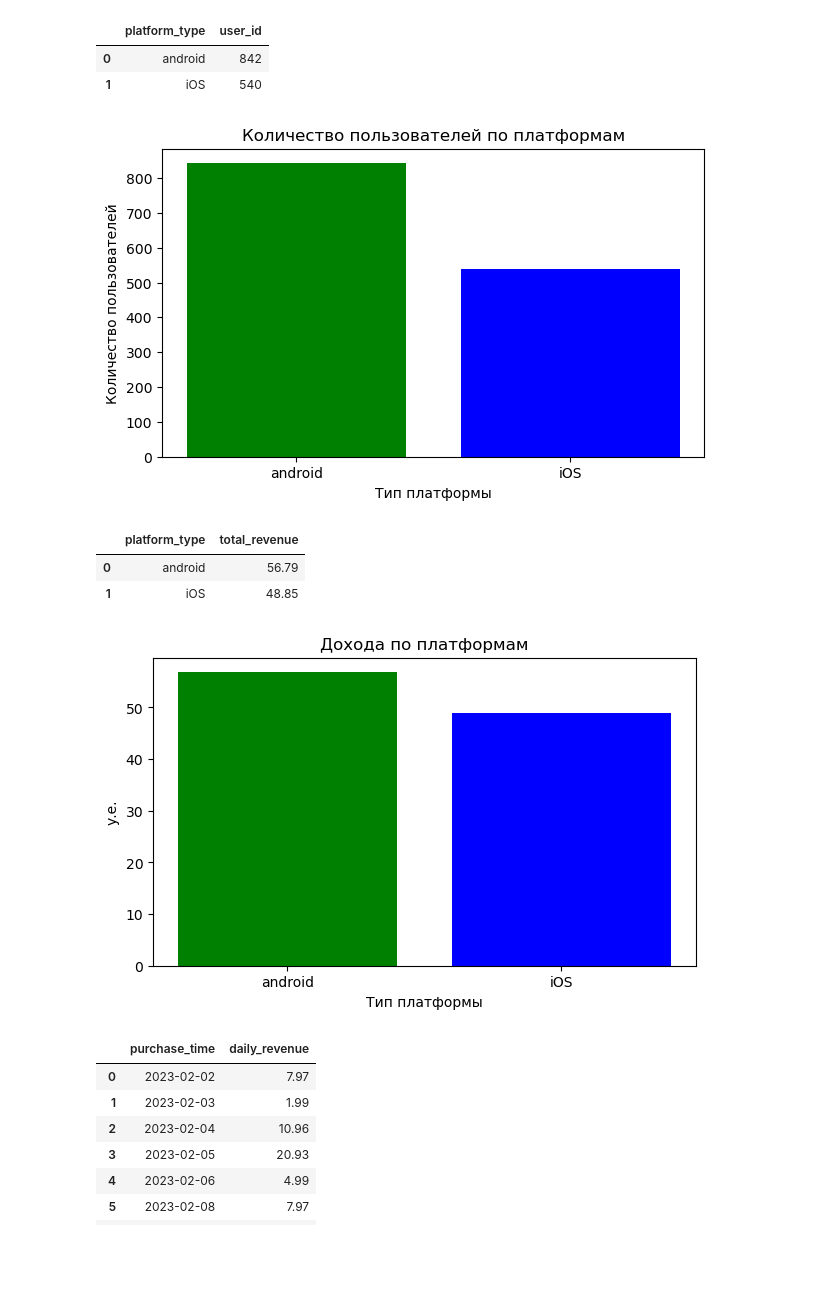
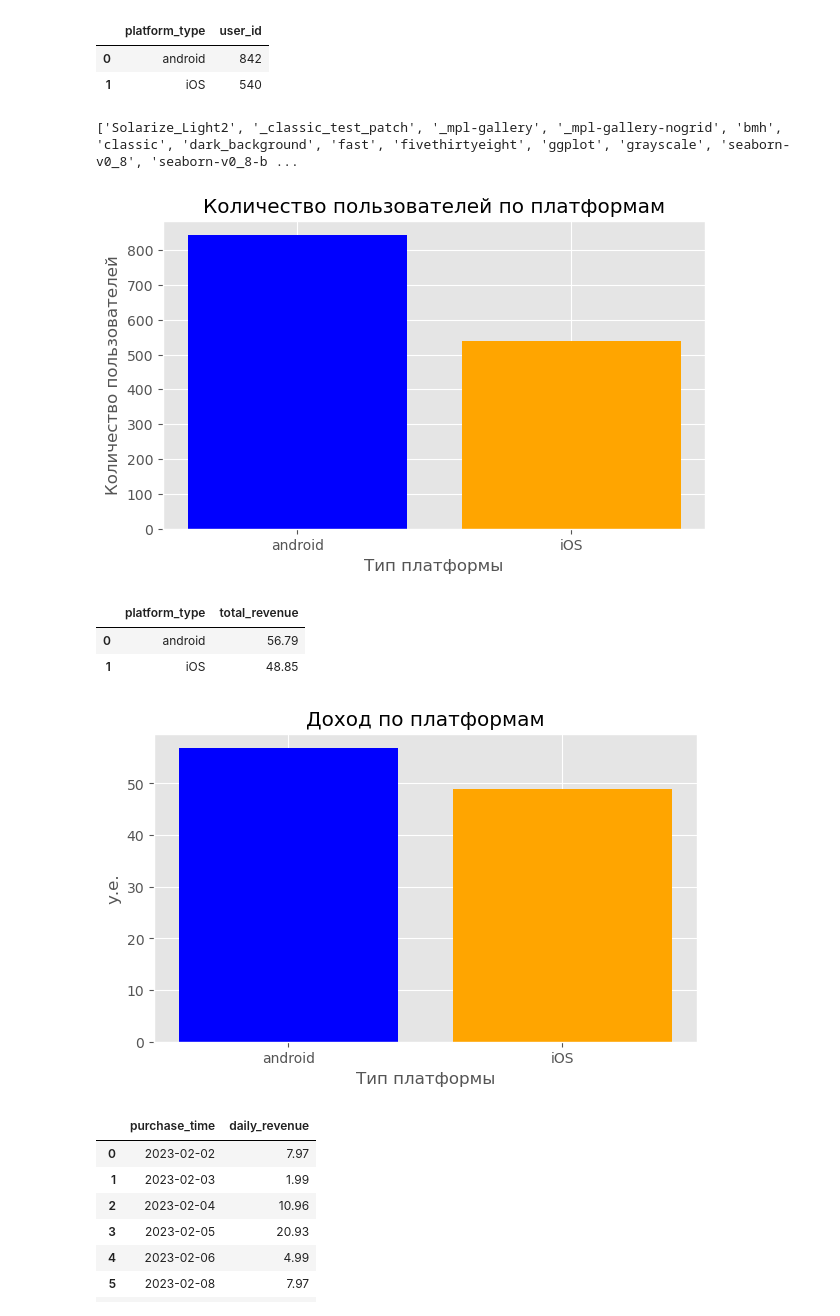
Before and after one commit to 7odzord/TMS-Diplom, a Jupyter notebook: diplom_Drozdov.ipynb, the cells around one changed output. Cells and saved outputs as stored; diff of their text form; code cells hidden in the pictures; blank space fills up the shorter version.

```diff
--- a/diplom_Drozdov.ipynb
+++ b/diplom_Drozdov.ipynb
@@ -278,15 +278,22 @@ user_by_platform
 |  | platform_type | user_id |
 | 0 | android | 842 |
 | 1 | iOS | 540 |
+# %%
+print(plt.style.available)
+# %% [output]
+['Solarize_Light2', '_classic_test_patch', '_mpl-gallery', '_mpl-gallery-nogrid', 'bmh', 'classic', 'dark_background', 'fast', 'fivethirtyeight', 'ggplot', 'grayscale', 'seaborn-v0_8', 'seaborn-v0_8-b ...
+# %%
+plt.style.use('ggplot')
 # %%
 plt.figure(figsize=(7, 4))
-plt.bar(user_by_platform['platform_type'], user_by_platform['user_id'], color=['green', 'blue'])
+plt.bar(user_by_platform['platform_type'], user_by_platform['user_id'], color=['blue', 'orange'])
 plt.title('Количество пользователей по платформам')
 plt.xlabel('Тип платформы')
 plt.ylabel('Количество пользователей')
+plt.grid(True)
 plt.show()
 # %% [output]
-[figure, old version]
+[figure, new version]
 # %%
 # Расчет дохода по платформам
 revenue_by_platform = user_payments.groupby('platform_type')['price'].sum().reset_index()
@@ -298,13 +305,13 @@ revenue_by_platform
 | 1 | iOS | 48.85 |
 # %%
 plt.figure(figsize=(7, 4))
-plt.bar(revenue_by_platform['platform_type'], revenue_by_platform['total_revenue'], color=['green', 'blue'])
-plt.title('Дохода по платформам')
+plt.bar(revenue_by_platform['platform_type'], revenue_by_platform['total_revenue'], color=['blue', 'orange'])
+plt.title('Доход по платформам')
 plt.xlabel('Тип платформы')
 plt.ylabel('у.е.')
 plt.show()
 # %% [output]
-[figure, old version]
+[figure, new version]
 # %%
 # Доход по времени (по дням)
 daily_revenue = user_payments.groupby(user_payments['purchase_time'].dt.date)['price'].sum().reset_index()
```
Also changed, not shown: parts of 42 cells of this notebook.
